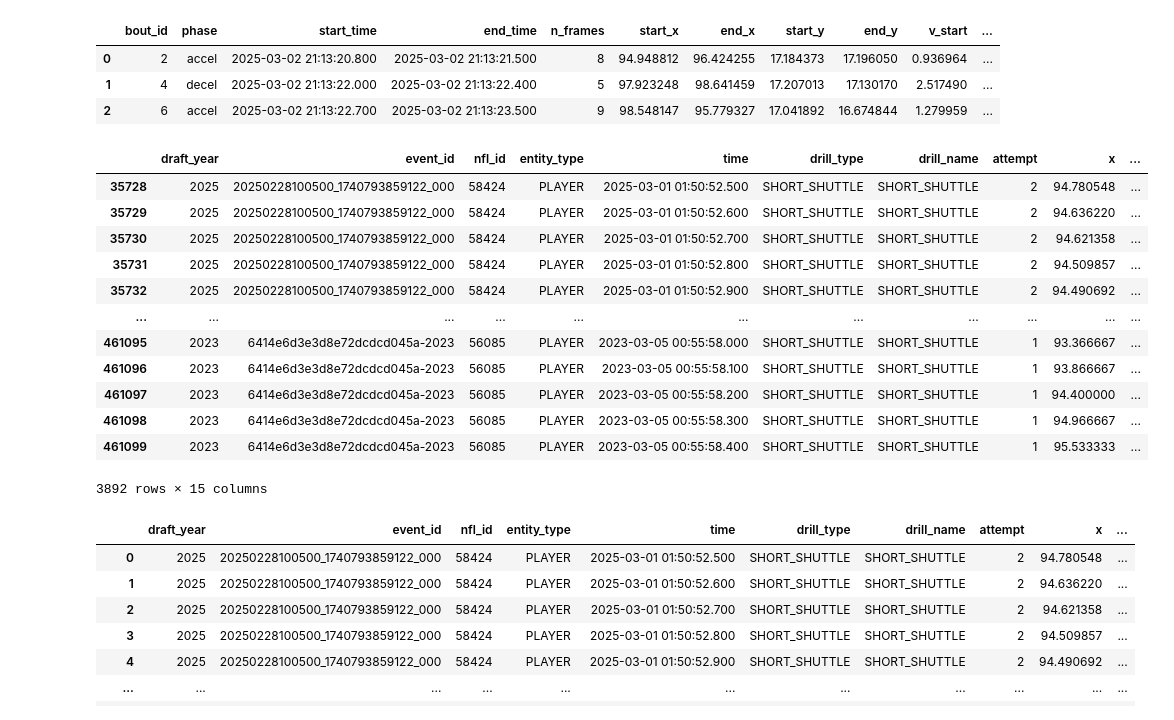
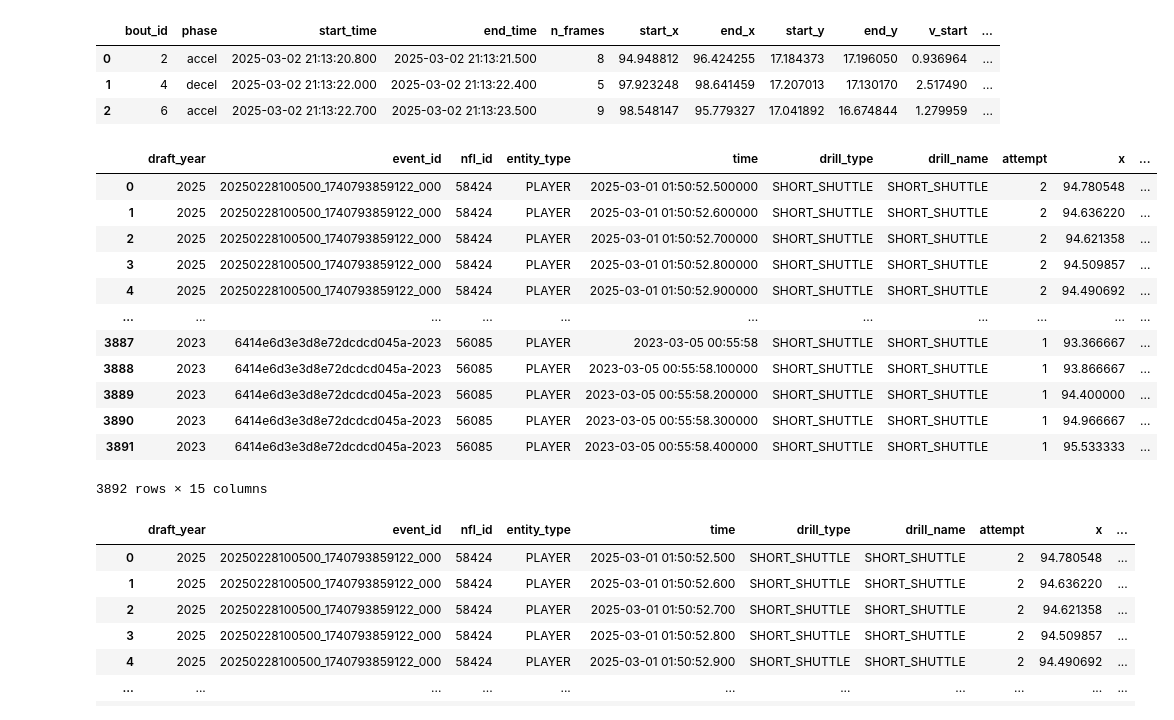
Before and after one commit to gatywilliam/numlds-400-final-project, a Jupyter notebook: src/local_eda_wgaty.ipynb, the cells around one changed output. Cells and saved outputs as stored; diff of their text form; code cells hidden in the pictures.

```diff
--- a/src/local_eda_wgaty.ipynb
+++ b/src/local_eda_wgaty.ipynb
@@ -16,7 +16,7 @@ import os
 - How does a player's CoD in the 3-cone drill translate to cuts during routes?
 - How does a player's acceleration differ (possible scaled/adjusted) between the 40-yard dash, 3-cone drill, and shuttle?
 # %%
-con = sqlite3.connect("data/bdb2027.sqlite")
+con = sqlite3.connect("../data/bdb2027.sqlite")
 print(pd.read_sql("SELECT name FROM sqlite_master WHERE type='table'", con))  # list tables
 # df = pd.read_sql("SELECT * FROM <table_name>", con)
 # %% [output]
@@ -367,22 +373,26 @@ res[1]
 | 1 | 4 | decel | 2025-03-02 21:13:22.000 | 2025-03-02 21:13:22.400 | 5 | 97.923248 | 98.641459 | 17.207013 | 17.130170 | 2.517490 | ... |
 | 2 | 6 | accel | 2025-03-02 21:13:22.700 | 2025-03-02 21:13:23.500 | 9 | 98.548147 | 95.779327 | 17.041892 | 16.674844 | 1.279959 | ... |
 # %%
-combine_w_pos_df = pd.merge(combine_df, combine_results_df[["nfl_id", "combine_position"]], on="nfl_id")
-shuttle_df = combine_w_pos_df[(combine_w_pos_df["drill_name"] == "SHORT_SHUTTLE") & (combine_w_pos_df["combine_position"].str.contains("wr|te", case=False))]
+# combine_w_pos_df = pd.merge(combine_df, combine_results_df[["nfl_id", "combine_position"]], on="nfl_id")
+# shuttle_df = combine_w_pos_df[(combine_w_pos_df["drill_name"] == "SHORT_SHUTTLE") & (combine_w_pos_df["combine_position"].str.contains("wr|te", case=False))]
+pos_query = """
+SELECT df_combine_tracking.*, df_combine_results.combine_position FROM df_combine_tracking JOIN df_combine_results ON df_combine_tracking.nfl_id == df_combine_results.nfl_id WHERE drill_name == 'SHORT_SHUTTLE' AND df_combine_results.combine_position IN ('WR', 'TE')
+"""
+shuttle_df = pd.read_sql(pos_query, con)
 shuttle_df
 # %% [output]
 |  | draft_year | event_id | nfl_id | entity_type | time | drill_type | drill_name | attempt | x | ... |
-| 35728 | 2025 | 20250228100500_1740793859122_000 | 58424 | PLAYER | 2025-03-01 01:50:52.500 | SHORT_SHUTTLE | SHORT_SHUTTLE | 2 | 94.780548 | ... |
-| 35729 | 2025 | 20250228100500_1740793859122_000 | 58424 | PLAYER | 2025-03-01 01:50:52.600 | SHORT_SHUTTLE | SHORT_SHUTTLE | 2 | 94.636220 | ... |
-| 35730 | 2025 | 20250228100500_1740793859122_000 | 58424 | PLAYER | 2025-03-01 01:50:52.700 | SHORT_SHUTTLE | SHORT_SHUTTLE | 2 | 94.621358 | ... |
-| 35731 | 2025 | 20250228100500_1740793859122_000 | 58424 | PLAYER | 2025-03-01 01:50:52.800 | SHORT_SHUTTLE | SHORT_SHUTTLE | 2 | 94.509857 | ... |
-| 35732 | 2025 | 20250228100500_1740793859122_000 | 58424 | PLAYER | 2025-03-01 01:50:52.900 | SHORT_SHUTTLE | SHORT_SHUTTLE | 2 | 94.490692 | ... |
+| 0 | 2025 | 20250228100500_1740793859122_000 | 58424 | PLAYER | 2025-03-01 01:50:52.500000 | SHORT_SHUTTLE | SHORT_SHUTTLE | 2 | 94.780548 | ... |
+| 1 | 2025 | 20250228100500_1740793859122_000 | 58424 | PLAYER | 2025-03-01 01:50:52.600000 | SHORT_SHUTTLE | SHORT_SHUTTLE | 2 | 94.636220 | ... |
+| 2 | 2025 | 20250228100500_1740793859122_000 | 58424 | PLAYER | 2025-03-01 01:50:52.700000 | SHORT_SHUTTLE | SHORT_SHUTTLE | 2 | 94.621358 | ... |
+| 3 | 2025 | 20250228100500_1740793859122_000 | 58424 | PLAYER | 2025-03-01 01:50:52.800000 | SHORT_SHUTTLE | SHORT_SHUTTLE | 2 | 94.509857 | ... |
+| 4 | 2025 | 20250228100500_1740793859122_000 | 58424 | PLAYER | 2025-03-01 01:50:52.900000 | SHORT_SHUTTLE | SHORT_SHUTTLE | 2 | 94.490692 | ... |
 | ... | ... | ... | ... | ... | ... | ... | ... | ... | ... | ... |
-| 461095 | 2023 | 6414e6d3e3d8e72dcdcd045a-2023 | 56085 | PLAYER | 2023-03-05 00:55:58.000 | SHORT_SHUTTLE | SHORT_SHUTTLE | 1 | 93.366667 | ... |
-| 461096 | 2023 | 6414e6d3e3d8e72dcdcd045a-2023 | 56085 | PLAYER | 2023-03-05 00:55:58.100 | SHORT_SHUTTLE | SHORT_SHUTTLE | 1 | 93.866667 | ... |
-| 461097 | 2023 | 6414e6d3e3d8e72dcdcd045a-2023 | 56085 | PLAYER | 2023-03-05 00:55:58.200 | SHORT_SHUTTLE | SHORT_SHUTTLE | 1 | 94.400000 | ... |
-| 461098 | 2023 | 6414e6d3e3d8e72dcdcd045a-2023 | 56085 | PLAYER | 2023-03-05 00:55:58.300 | SHORT_SHUTTLE | SHORT_SHUTTLE | 1 | 94.966667 | ... |
-| 461099 | 2023 | 6414e6d3e3d8e72dcdcd045a-2023 | 56085 | PLAYER | 2023-03-05 00:55:58.400 | SHORT_SHUTTLE | SHORT_SHUTTLE | 1 | 95.533333 | ... |
+| 3887 | 2023 | 6414e6d3e3d8e72dcdcd045a-2023 | 56085 | PLAYER | 2023-03-05 00:55:58 | SHORT_SHUTTLE | SHORT_SHUTTLE | 1 | 93.366667 | ... |
+| 3888 | 2023 | 6414e6d3e3d8e72dcdcd045a-2023 | 56085 | PLAYER | 2023-03-05 00:55:58.100000 | SHORT_SHUTTLE | SHORT_SHUTTLE | 1 | 93.866667 | ... |
+| 3889 | 2023 | 6414e6d3e3d8e72dcdcd045a-2023 | 56085 | PLAYER | 2023-03-05 00:55:58.200000 | SHORT_SHUTTLE | SHORT_SHUTTLE | 1 | 94.400000 | ... |
+| 3890 | 2023 | 6414e6d3e3d8e72dcdcd045a-2023 | 56085 | PLAYER | 2023-03-05 00:55:58.300000 | SHORT_SHUTTLE | SHORT_SHUTTLE | 1 | 94.966667 | ... |
+| 3891 | 2023 | 6414e6d3e3d8e72dcdcd045a-2023 | 56085 | PLAYER | 2023-03-05 00:55:58.400000 | SHORT_SHUTTLE | SHORT_SHUTTLE | 1 | 95.533333 | ... |
 3892 rows × 15 columns
 # %%
 def run_shuttle_phases_across_attempts(
```
Also changed, not shown: parts of 19 cells of this notebook.
